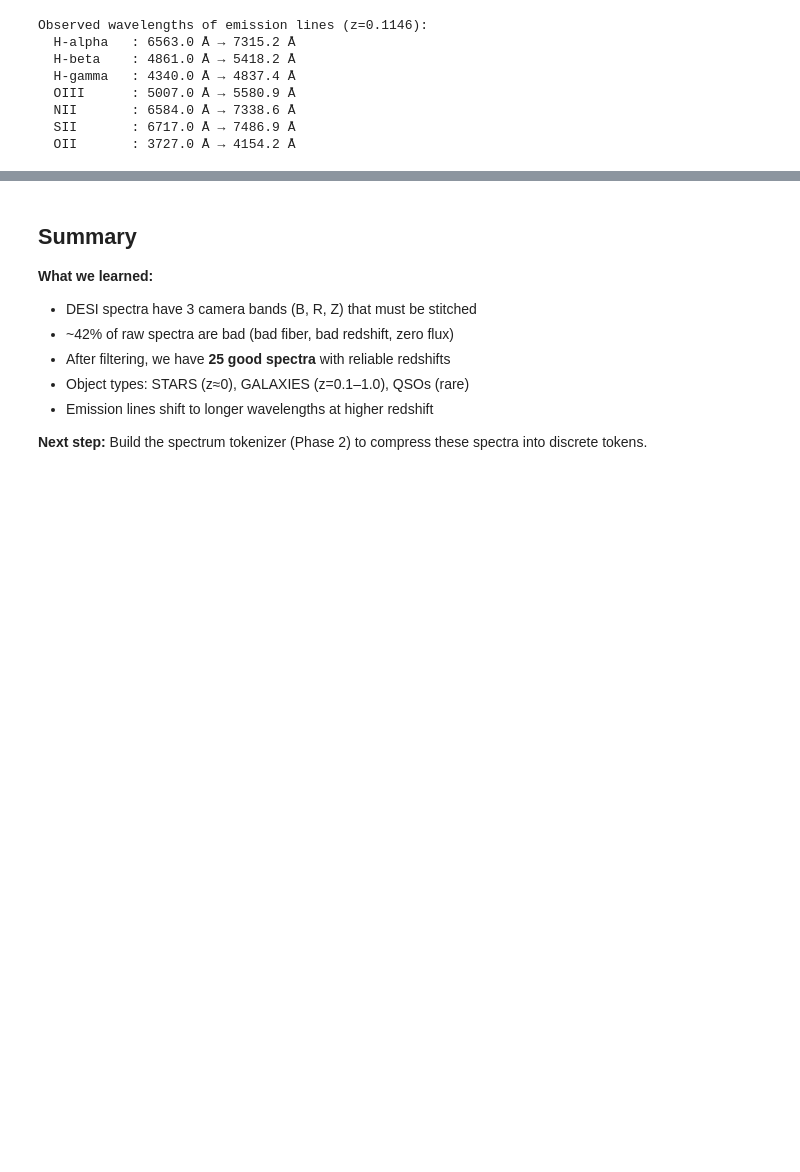
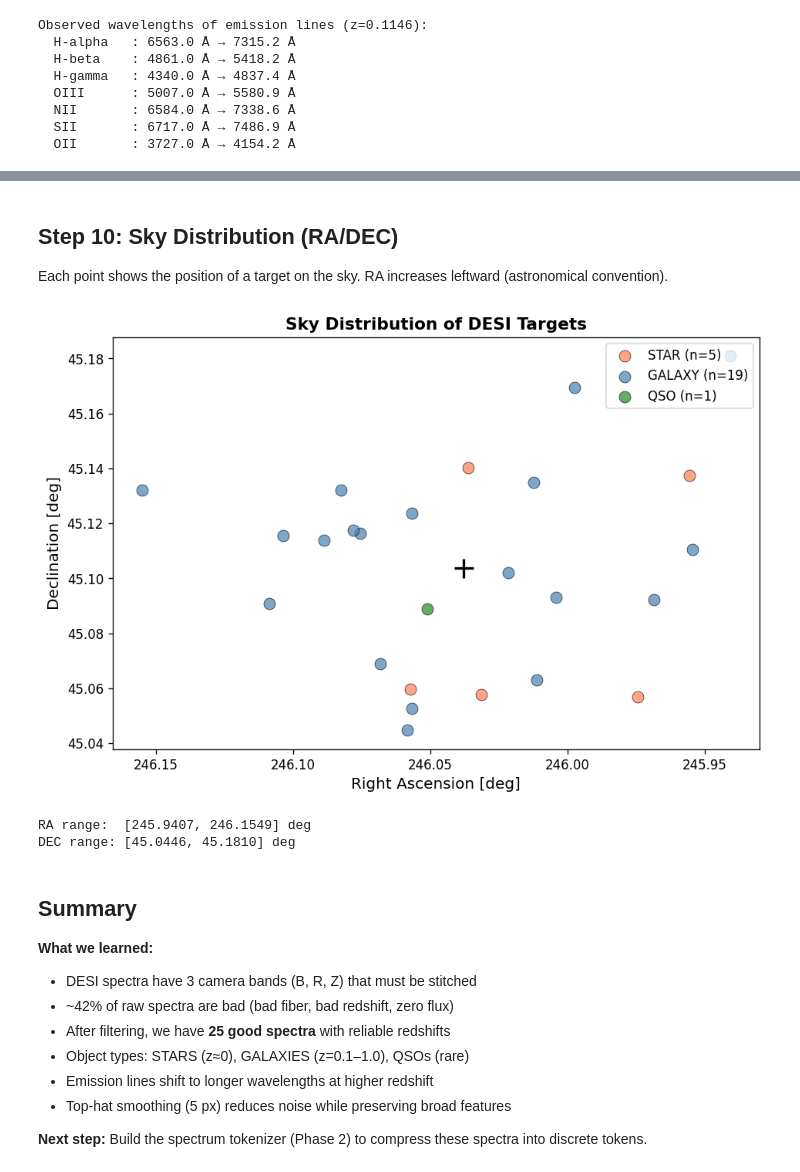
Before and after one commit to cosmologyfoundation/redshifty, a Jupyter notebook: notebooks/01_explore_desi_spectra.ipynb, the cells around one changed output, grey strips where cells are left out. Cells and saved outputs as stored; diff of their text form; code cells hidden in the pictures; blank space fills up the shorter version.

```diff
--- a/notebooks/01_explore_desi_spectra.ipynb
+++ b/notebooks/01_explore_desi_spectra.ipynb
@@ -480,3 +587,45 @@ Observed wavelengths of emission lines (z=0.1146):
+# %% [markdown]
+## Step 10: Sky Distribution (RA/DEC)
+
+Each point shows the position of a target on the sky. RA increases leftward (astronomical convention).
+# %%
+fig, ax = plt.subplots(figsize=(8, 6))
+
+# Color by type
+colors = {"STAR": "coral", "GALAXY": "steelblue", "QSO": "forestgreen"}
+
+for spectype in ["STAR", "GALAXY", "QSO"]:
+    ra = [s["ra"] for s in spectra if s["spectype"] == spectype]
+    dec = [s["dec"] for s in spectra if s["spectype"] == spectype]
+    if ra:
+        ax.scatter(
+            ra, dec,
+            c=colors.get(spectype, "gray"),
+            s=80, alpha=0.7, edgecolor='black', linewidth=0.5,
+            label=f"{spectype} (n={len(ra)})"
+        )
+
+ax.set_xlabel("Right Ascension [deg]", fontsize=12)
+ax.set_ylabel("Declination [deg]", fontsize=12)
+ax.set_title("Sky Distribution of DESI Targets", fontsize=13, fontweight='bold')
+ax.legend(loc='upper right')
+ax.invert_xaxis()  # Astronomical convention: RA increases leftward
+ax.set_aspect('equal', adjustable='box')
+
+# Annotate mean position
+mean_ra = np.mean([s["ra"] for s in spectra])
+mean_dec = np.mean([s["dec"] for s in spectra])
+ax.plot(mean_ra, mean_dec, 'k+', markersize=15, mew=2, label='Mean')
+
+plt.tight_layout()
+plt.show()
+
+print(f"\nRA range:  [{min(s['ra'] for s in spectra):.4f}, {max(s['ra'] for s in spectra):.4f}] deg")
+print(f"DEC range: [{min(s['dec'] for s in spectra):.4f}, {max(s['dec'] for s in spectra):.4f}] deg")
+# %% [output]
+[figure, added]
+RA range:  [245.9407, 246.1549] deg
+DEC range: [45.0446, 45.1810] deg
 # %% [markdown]
 ## Summary
 
@@ -486,5 +635,6 @@ Observed wavelengths of emission lines (z=0.1146):
 - After filtering, we have **25 good spectra** with reliable redshifts
 - Object types: STARS (z≈0), GALAXIES (z=0.1–1.0), QSOs (rare)
 - Emission lines shift to longer wavelengths at higher redshift
+- Top-hat smoothing (5 px) reduces noise while preserving broad features
 
 **Next step:** Build the spectrum tokenizer (Phase 2) to compress these spectra into discrete tokens.
```
Also changed, not shown: parts of 4 cells of this notebook, 1 other file.
